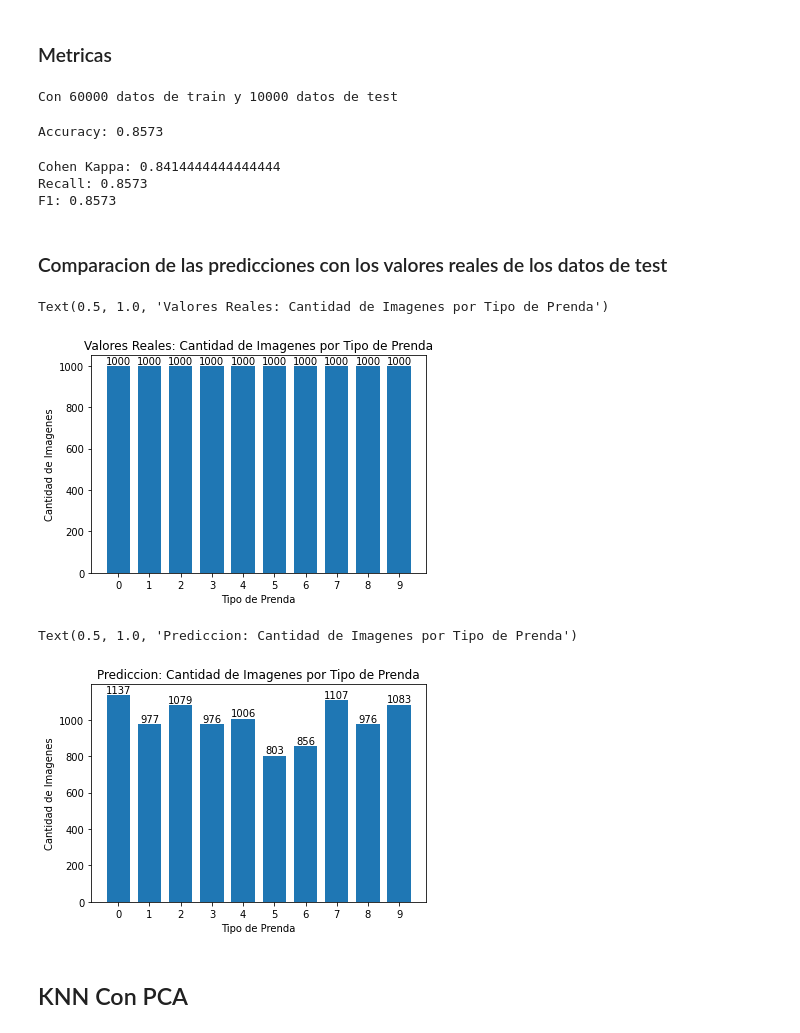
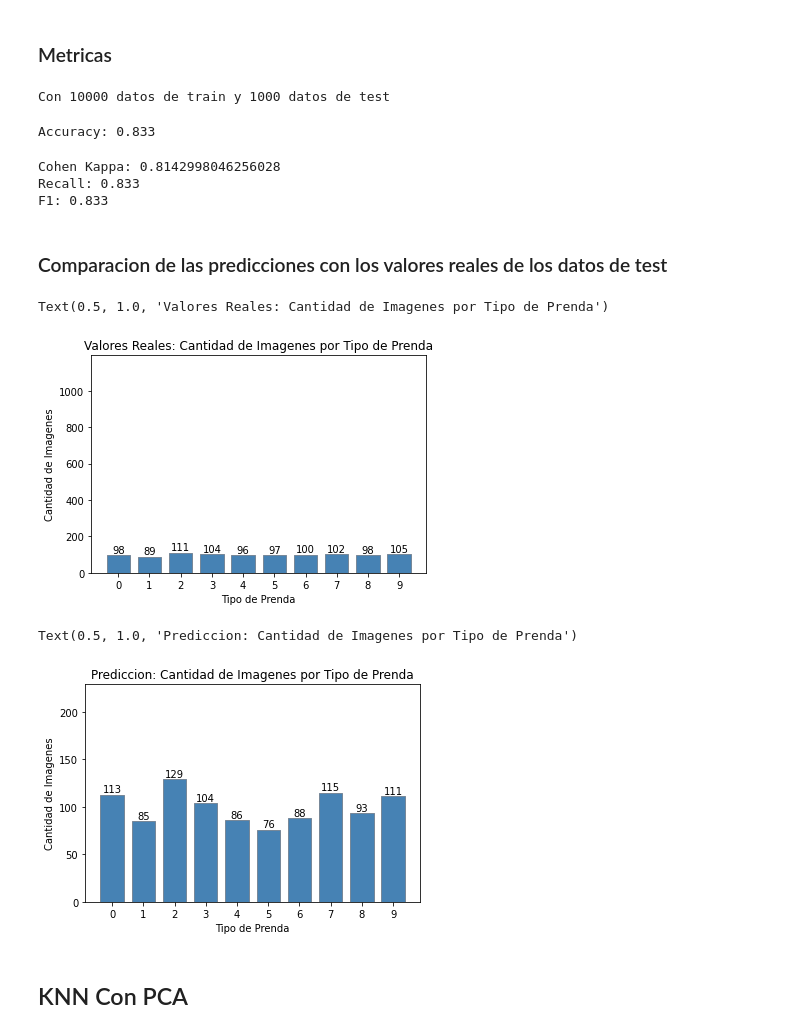
Before and after one commit to luciasecin/TPMetnum, a Jupyter notebook: KNN+PCA.ipynb, the cells around one changed output. Saved outputs shown, nothing was run; the diff lists cells and outputs as text; code cells hidden in the pictures.

```diff
--- a/KNN+PCA.ipynb
+++ b/KNN+PCA.ipynb
@@ -59,9 +59,9 @@ df_train
 # %%
 #Total de datos que quiero tomar de cada base
 #MAX:60000
-total_train = 60000
+total_train = 10000
 #MAX:10000
-total_test = 10000
+total_test = 1000
 # %%
 #Separo en labels y datos
 
@@ -193,43 +193,47 @@ Tiempo total: 136.47925446100453 segundos
 # %%
 print("Con", train_data.shape[0] ,"datos de train y", test_data.shape[0] ,"datos de test ")
 # %% [output]
-Con 60000 datos de train y 10000 datos de test
+Con 10000 datos de train y 1000 datos de test
 # %%
 print("Accuracy:", accuracy_score(res_knn, test_labels))
 # %% [output]
-Accuracy: 0.8573
+Accuracy: 0.833
 # %%
 print("Cohen Kappa:", cohen_kappa_score(res_knn, test_labels))
 print("Recall:", recall_score(res_knn, test_labels, average ='micro'))
 print("F1:", f1_score(res_knn, test_labels, average ='micro'))
 # %% [output]
-Cohen Kappa: 0.8414444444444444
-Recall: 0.8573
-F1: 0.8573
+Cohen Kappa: 0.8142998046256028
+Recall: 0.833
+F1: 0.833
 # %% [markdown]
 ### Comparacion de las predicciones con los valores reales de los datos de test
 # %%
 count_original = np.bincount(test_labels.flatten())
 a = np.arange(10)
 
 fig, ax = plt.subplots()
-p1 = ax.bar(a, count_original, 0.75)
+p1 = ax.bar(a, count_original, 0.75, color= 'steelblue', edgecolor = 'lightslategray')
 ax.set_xticks(a)
+maxy = max(count_res) + 100
+plt.ylim(top=maxy)
 ax.bar_label(p1)
 
 plt.xlabel("Tipo de Prenda")
 plt.ylabel("Cantidad de Imagenes")
 plt.title("Valores Reales: Cantidad de Imagenes por Tipo de Prenda")
 # %% [output]
 Text(0.5, 1.0, 'Valores Reales: Cantidad de Imagenes por Tipo de Prenda')
-[figure, old version]
+[figure, new version]
 # %%
 count_res = np.bincount(res_knn.flatten())
 a = np.arange(10)
 
 fig, ax = plt.subplots()
-p2 = ax.bar(a, count_res, 0.75)
+p2 = ax.bar(a, count_res, 0.75, color= 'steelblue', edgecolor = 'lightslategray')
 ax.set_xticks(a)
+maxy = max(count_res) + 100
+plt.ylim(top=maxy)
 ax.bar_label(p2)
 
 plt.xlabel("Tipo de Prenda")
@@ -237,7 +241,7 @@ plt.ylabel("Cantidad de Imagenes")
 plt.title("Prediccion: Cantidad de Imagenes por Tipo de Prenda")
 # %% [output]
 Text(0.5, 1.0, 'Prediccion: Cantidad de Imagenes por Tipo de Prenda')
-[figure, old version]
+[figure, new version]
 # %% [markdown]
 ## KNN Con PCA
 # %%
```
Also changed, not shown: parts of 24 cells of this notebook.
